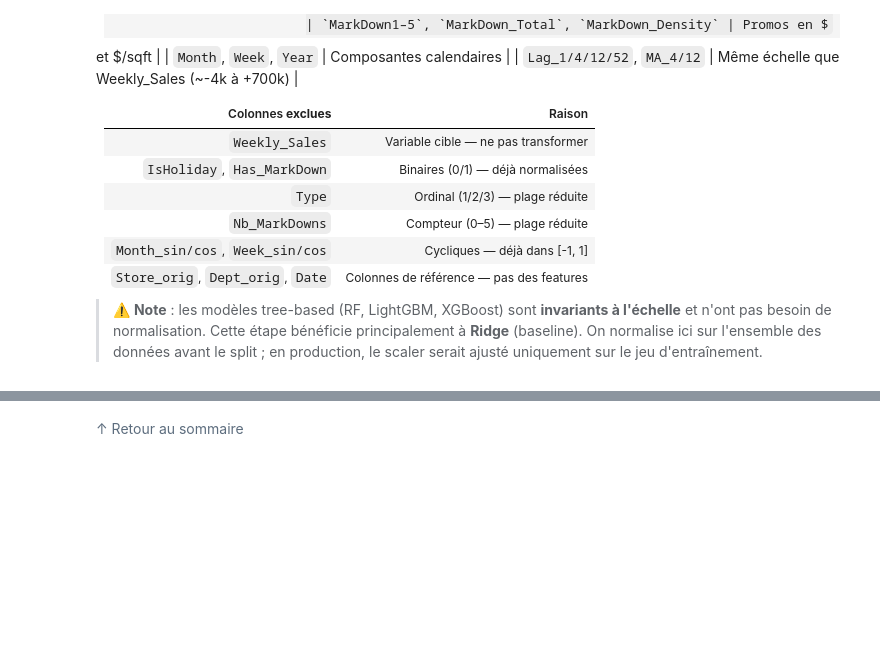
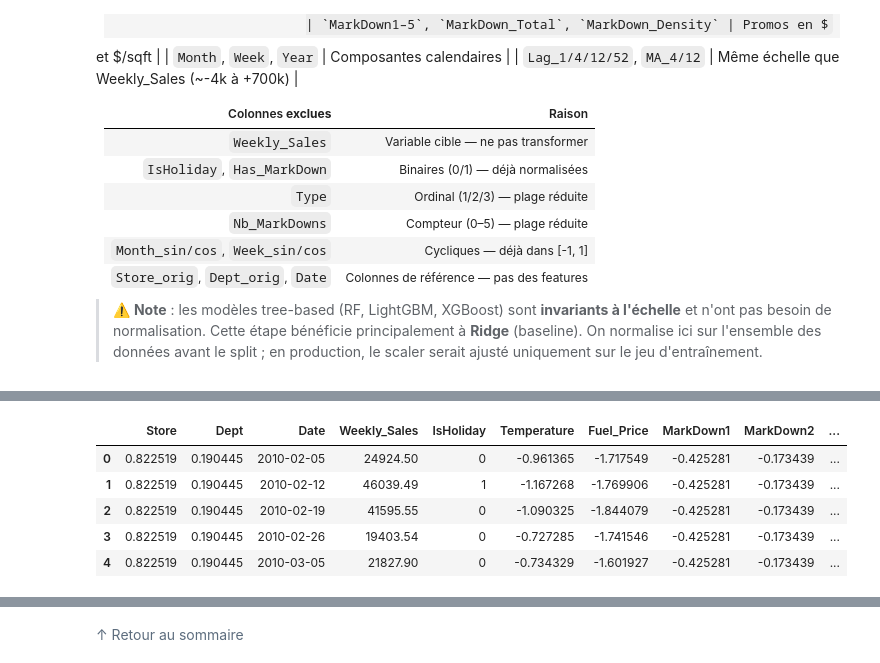
Before and after one commit to AnisHemaida/walmart-sales-forecasting, a Jupyter notebook: notebooks/SIPV_Walmart_EPIC2.ipynb, the cells around one changed output, grey strips where cells are left out. Saved outputs shown, nothing was run; the diff lists cells and outputs as text; code cells hidden in the pictures; some formulas as TeX source; blank space fills up the shorter version.

Commit message:
Code de la normalisation

```diff
--- a/notebooks/SIPV_Walmart_EPIC2.ipynb
+++ b/notebooks/SIPV_Walmart_EPIC2.ipynb
@@ -1058,3 +1058,78 @@ $$z = \frac{x - \mu}{\sigma}$$
 | `Store_orig`, `Dept_orig`, `Date` | Colonnes de référence — pas des features |
 
 > ⚠️ **Note** : les modèles tree-based (RF, LightGBM, XGBoost) sont **invariants à l'échelle** et n'ont pas besoin de normalisation. Cette étape bénéficie principalement à **Ridge** (baseline). On normalise ici sur l'ensemble des données avant le split ; en production, le scaler serait ajusté uniquement sur le jeu d'entraînement.
+# %%
+# ── Normalisation des variables continues (StandardScaler) ──────────────────
+from sklearn.preprocessing import StandardScaler
+
+print("=" * 70)
+print("  NORMALISATION DES VARIABLES CONTINUES")
+print("=" * 70)
+
+# ── Colonnes à normaliser ────────────────────────────────────────────────────
+cols_to_scale = [
+    # Target-encoded
+    'Store', 'Dept',
+    # Variables économiques et environnementales
+    'Temperature', 'Fuel_Price', 'CPI', 'Unemployment',
+    # Taille du magasin
+    'Size',
+    # MarkDowns individuels et agrégés
+    'MarkDown1', 'MarkDown2', 'MarkDown3', 'MarkDown4', 'MarkDown5',
+    'MarkDown_Total', 'MarkDown_Density',
+    # Composantes calendaires
+    'Year', 'Month', 'Week',
+    # Lags et Moyennes Mobiles
+    'Lag_1', 'Lag_4', 'Lag_12', 'Lag_52',
+    'MA_4', 'MA_12',
+]
+
+# ── Colonnes exclues ─────────────────────────────────────────────────────────
+cols_excluded = [
+    'Weekly_Sales',                          # cible
+    'IsHoliday', 'Has_MarkDown',             # binaires
+    'Type', 'Nb_MarkDowns',                  # ordinal / compteur à plage réduite
+    'Month_sin', 'Month_cos',                # cycliques [-1, 1]
+    'Week_sin', 'Week_cos',
+    'Store_orig', 'Dept_orig', 'Date',       # référence
+]
+
+print(f"\n  ► Colonnes à normaliser : {len(cols_to_scale)}")
+print(f"  ► Colonnes exclues      : {len(cols_excluded)}")
+
+# ── Aperçu AVANT normalisation ───────────────────────────────────────────────
+print("\n── Statistiques AVANT normalisation (échantillon) ──")
+before_stats = df_train[cols_to_scale].describe().loc[['mean', 'std', 'min', 'max']]
+display(
+    before_stats[['Store', 'Temperature', 'Fuel_Price', 'Size', 'CPI', 'Lag_1']].style
+    .format("{:,.2f}")
+    .set_caption("Avant normalisation — échelles très différentes")
+)
+
+# ── Application du StandardScaler ────────────────────────────────────────────
+scaler = StandardScaler()
+df_train[cols_to_scale] = scaler.fit_transform(df_train[cols_to_scale])
+
+print("\n  ✅ StandardScaler appliqué sur les colonnes continues")
+print(f"     • Moyenne après normalisation  : ~0")
+print(f"     • Écart-type après normalisation : ~1")
+
+# ── Aperçu APRÈS normalisation ───────────────────────────────────────────────
+print("\n── Statistiques APRÈS normalisation (échantillon) ──")
+after_stats = df_train[cols_to_scale].describe().loc[['mean', 'std', 'min', 'max']]
+display(
+    after_stats[['Store', 'Temperature', 'Fuel_Price', 'Size', 'CPI', 'Lag_1']].style
+    .format("{:,.4f}")
+    .set_caption("Après normalisation — toutes les variables sur la même échelle")
+)
+
+# ── Vérification finale ──────────────────────────────────────────────────────
+print("\n" + "=" * 70)
+print("  VÉRIFICATION")
+print("=" * 70)
+print(f"\n  ► Shape : {df_train.shape[0]:,} lignes × {df_train.shape[1]} colonnes")
+print(f"  ► Colonnes normalisées : {len(cols_to_scale)}")
+print(f"  ► Scaler sauvegardé en mémoire pour le déploiement (section 3.1)")
+
+df_train.head()
+# %% [output]
@@ -1060,0 +1168,6 @@ $$z = \frac{x - \mu}{\sigma}$$
+|  | Store | Dept | Date | Weekly_Sales | IsHoliday | Temperature | Fuel_Price | MarkDown1 | MarkDown2 | ... |
+| 0 | 0.822519 | 0.190445 | 2010-02-05 | 24924.50 | 0 | -0.961365 | -1.717549 | -0.425281 | -0.173439 | ... |
+| 1 | 0.822519 | 0.190445 | 2010-02-12 | 46039.49 | 1 | -1.167268 | -1.769906 | -0.425281 | -0.173439 | ... |
+| 2 | 0.822519 | 0.190445 | 2010-02-19 | 41595.55 | 0 | -1.090325 | -1.844079 | -0.425281 | -0.173439 | ... |
+| 3 | 0.822519 | 0.190445 | 2010-02-26 | 19403.54 | 0 | -0.727285 | -1.741546 | -0.425281 | -0.173439 | ... |
+| 4 | 0.822519 | 0.190445 | 2010-03-05 | 21827.90 | 0 | -0.734329 | -1.601927 | -0.425281 | -0.173439 | ... |
```
Also changed, not shown: parts of 1 cell of this notebook.
